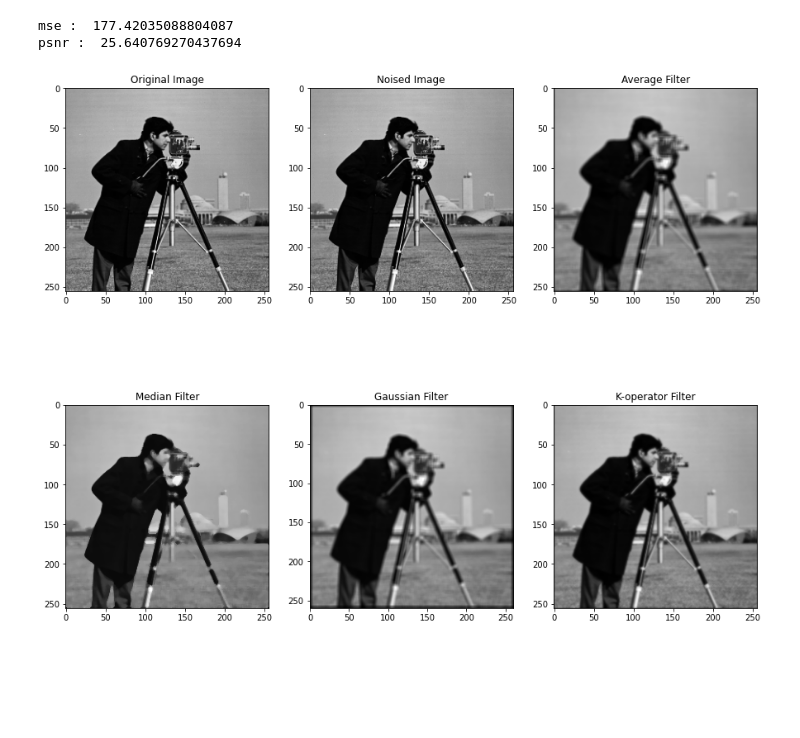
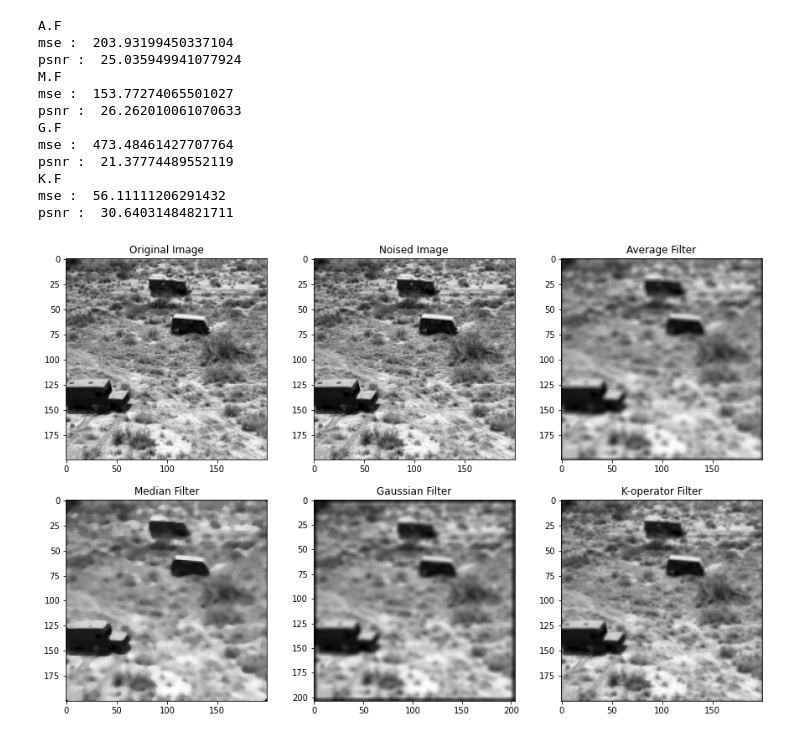
Before and after one commit to Hitansh-Shah/ImageFilters, a Jupyter notebook: imageFilter.ipynb, the cells around one changed output. Cells and saved outputs as stored; diff of their text form; code cells hidden in the pictures; blank space fills up the shorter version.

Commit message:
mse and psnr display
Signed-off-by: Hitansh Shah <shah.hitanshsanjay.mat20@itbhu.ac.in>

```diff
--- a/imageFilter.ipynb
+++ b/imageFilter.ipynb
@@ -179,13 +179,13 @@ def psnrerror(mse):
 if __name__ == '__main__':
 
     #import the image and stor it in variable "img"
-    img = cv2.imread('img.png')
+    img = cv2.imread('img1.png')
 
     #convert original image to grayscale image
     gray = cv2.cvtColor(img,cv2.COLOR_BGR2GRAY)
 
     #Add noise to the GrayImage
-    noise = random_noise(gray,mode='gaussian',var=0.03)
+    noise = random_noise(gray,mode='gaussian',var=0.05)
 
     gray1=gray+noise
 
@@ -198,46 +198,75 @@ if __name__ == '__main__':
     medFilter = MedianFilter(gray1,grayImg,25)
 
     #filter the image using K-Operator by calling function koperator and pass image as argument
-    koperatorFilter = koperator(gray1,grayImg,1.05,0,1.04)
+    koperatorFilter = koperator(gray1,grayImg,1.05,0,0.42)
 
     #Here gaussian filter is applied using inbuilt function provided by cv2(OpenCv)
     gaussianFilter = cv2.GaussianBlur(grayImg,(5,5),cv2.BORDER_DEFAULT)
 
     fig = plt.figure()
-    fig.set_figheight(20)
+    fig.set_figheight(15)
     fig.set_figwidth(15)
 
     # display the oringinal image
     fig.add_subplot(3, 3, 1)
     plt.title('Original Image')
     plt.imshow(gray, cmap='gray')
 
     # display the noised image
     fig.add_subplot(3, 3, 2)
     plt.title('Noised Image')
     plt.imshow(gray1, cmap='gray')
 
     fig.add_subplot(3, 3, 3)
     plt.title('Average Filter')
     plt.imshow(avgFilter, cmap='gray')
 
     fig.add_subplot(3, 3, 4)
     plt.title('Median Filter')
     plt.imshow(medFilter, cmap='gray')
 
     fig.add_subplot(3, 3, 5)
     plt.title('Gaussian Filter')
     plt.imshow(gaussianFilter, cmap='gray')
 
     fig.add_subplot(3, 3, 6)
     plt.title('K-operator Filter')
     plt.imshow(koperatorFilter, cmap='gray')
 
+    mse = mseerror(avgFilter,gray)
+    psnr = psnrerror(mse)
+    print("A.F")
+    print("mse : ", mse)
+    print("psnr : ", psnr)
+
+    mse = mseerror(medFilter,gray)
+    psnr = psnrerror(mse)
+    print("M.F")
+    print("mse : ", mse)
+    print("psnr : ", psnr)
+
+    mse = mseerror(gaussianFilter,gray)
+    psnr = psnrerror(mse)
+    print("G.F")
+    print("mse : ", mse)
+    print("psnr : ", psnr)
+
     mse = mseerror(koperatorFilter,gray)
     psnr = psnrerror(mse)
+    print("K.F")
     print("mse : ", mse)
     print("psnr : ", psnr)
 # %% [output]
-mse :  177.42035088804087
-psnr :  25.640769270437694
+A.F
+mse :  203.93199450337104
+psnr :  25.035949941077924
+M.F
+mse :  153.77274065501027
+psnr :  26.262010061070633
+G.F
+mse :  473.48461427707764
+psnr :  21.37774489552119
+K.F
+mse :  56.11111206291432
+psnr :  30.64031484821711
-[figure, old version]
+[figure, new version]
```
